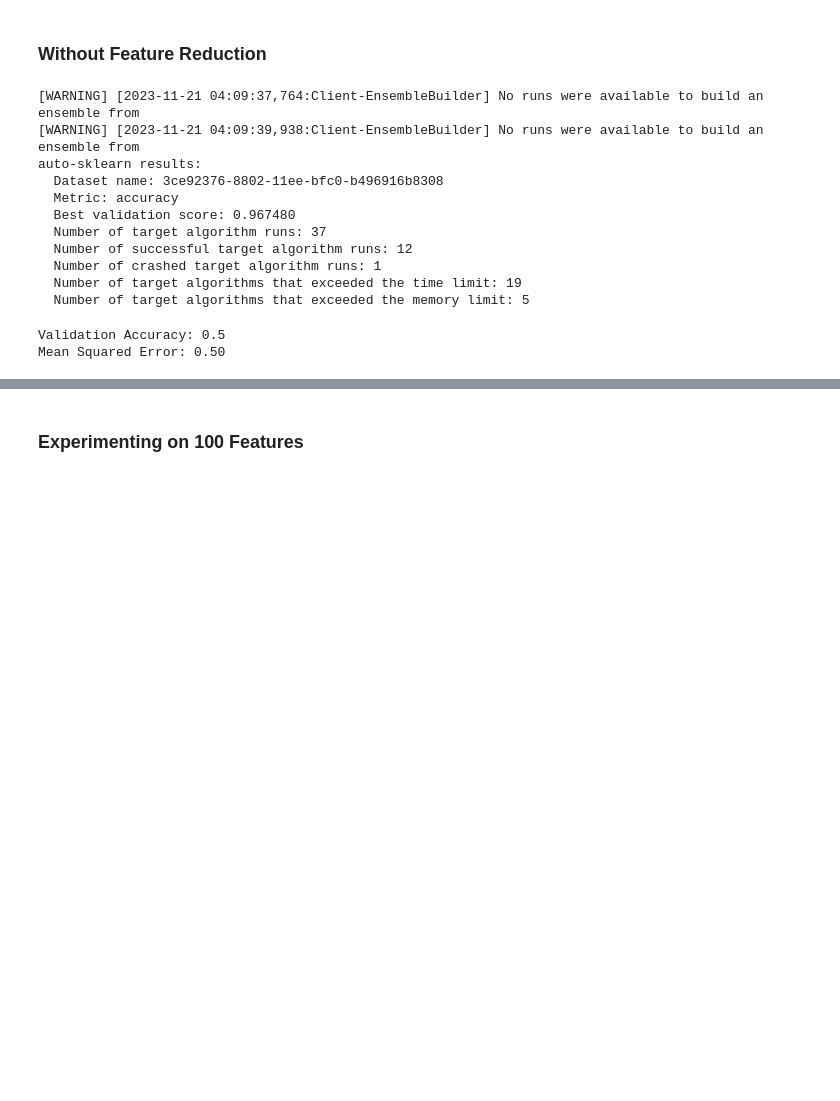
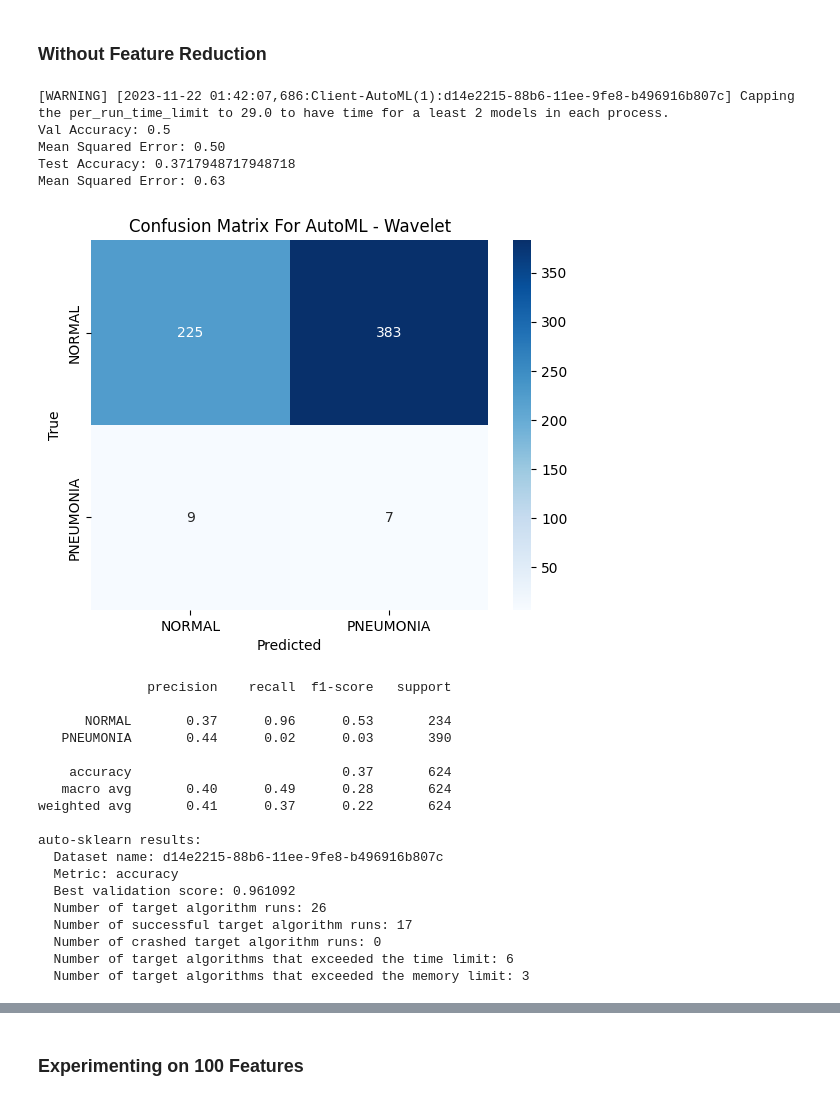
Before and after one commit to dawlattt/denoising-pneumonia, a Jupyter notebook: AutoML/automl_wavelet.ipynb, the cells around one changed output, grey strips where cells are left out. Saved outputs shown, nothing was run; the diff lists cells and outputs as text; code cells hidden in the pictures; blank space fills up the shorter version.

Commit message:
cm_auto

```diff
--- a/AutoML/automl_wavelet.ipynb
+++ b/AutoML/automl_wavelet.ipynb
@@ -13,3 +16,25 @@ import tempfile
+# %%
+def evaluate(model, X_test_features, y_test):
+    y_pred = model.predict(X_test_features)
+    accuracy_test = sklearn.metrics.accuracy_score(y_test, y_pred)
+    mse = mean_squared_error(y_test, y_pred)
+
+    print(f"Test Accuracy: {accuracy_test}")
+    print(f'Mean Squared Error: {mse:.2f}')
+
+    # Confusion Matrix
+    cm = confusion_matrix(y_pred, y_test)
+    class_labels = ['NORMAL', 'PNEUMONIA']
+
+    sns.heatmap(cm, annot=True, fmt='g', cmap='Blues', xticklabels=class_labels, yticklabels=class_labels)
+    plt.xlabel('Predicted')
+    plt.ylabel('True')
+    plt.title('Confusion Matrix For AutoML - Wavelet')
+    plt.show()
+
+    # Classification Report
+    report = classification_report(y_test, y_pred, target_names=class_labels)
+    print(report)
 # %%
 X_train_features_dir = "/home/dawlat.akaila/Documents/AI_LABS/PROJECT_FINAL/denoising-pneumonia/Feature_Extraction/Wavelet/X_train_features.npy"
 X_val_features_dir = "/home/dawlat.akaila/Documents/AI_LABS/PROJECT_FINAL/denoising-pneumonia/Feature_Extraction/Wavelet/X_val_features.npy"
@@ -31,55 +56,61 @@ y_test = np.load(y_test_dir)
 # %%
 temp_dir_path = tempfile.mkdtemp()
 
 try:
     # Clean up the temporary directory before running auto-sklearn
     shutil.rmtree(temp_dir_path, ignore_errors=True)
 
     # Define the auto-sklearn classifier
     automl_classifier = autosklearn.classification.AutoSklearnClassifier(
-        time_left_for_this_task=120,
+        time_left_for_this_task=60,
         per_run_time_limit=30,
-        ensemble_size=1,
+        ensemble_kwargs={'ensemble_size': 1},
         n_jobs=-1,
         tmp_folder=temp_dir_path,
         delete_tmp_folder_after_terminate=False  # Set this to True if you want to delete the temporary folder after training
     )
 
     # Make predictions on the val set
     automl_classifier.fit(X_train_features, y_train)
     y_pred_val = automl_classifier.predict(X_val_features)
+
     # Evaluate the model on the test set
     accuracy_val = sklearn.metrics.accuracy_score(y_val, y_pred_val)
     mse_val = mean_squared_error(y_val, y_pred_val)
+    print(f"Val Accuracy: {accuracy_val}")
+    print(f'Mean Squared Error: {mse_val:.2f}')
 
-
-    # Make predictions on the test set
-    y_pred_test = automl_classifier.predict(X_test_features)
-    # Evaluate the model on the test set
-    accuracy_test = sklearn.metrics.accuracy_score(y_test, y_pred_test)
-    mse_test = mean_squared_error(y_test, y_pred_test)
+    # Evalutaing the model on the test set
+    evaluate(automl_classifier, X_test_features, y_test)
 
     # Print the auto-sklearn statistics
     print(automl_classifier.sprint_statistics())
 
 finally:
     # Clean up the temporary directory
     shutil.rmtree(temp_dir_path, ignore_errors=True)
 # %% [output]
-[WARNING] [2023-11-21 04:09:37,764:Client-EnsembleBuilder] No runs were available to build an ensemble from
-[WARNING] [2023-11-21 04:09:39,938:Client-EnsembleBuilder] No runs were available to build an ensemble from
-auto-sklearn results:
-  Dataset name: 3ce92376-8802-11ee-bfc0-b496916b8308
-  Metric: accuracy
-  Best validation score: 0.967480
-  Number of target algorithm runs: 37
-  Number of successful target algorithm runs: 12
-  Number of crashed target algorithm runs: 1
-  Number of target algorithms that exceeded the time limit: 19
-  Number of target algorithms that exceeded the memory limit: 5
+[WARNING] [2023-11-22 01:42:07,686:Client-AutoML(1):d14e2215-88b6-11ee-9fe8-b496916b807c] Capping the per_run_time_limit to 29.0 to have time for a least 2 models in each process.
+Val Accuracy: 0.5
+Mean Squared Error: 0.50
+Test Accuracy: 0.3717948717948718
+Mean Squared Error: 0.63
+[figure, added]
+              precision    recall  f1-score   support
+
+      NORMAL       0.37      0.96      0.53       234
+   PNEUMONIA       0.44      0.02      0.03       390
+
+    accuracy                           0.37       624
+   macro avg       0.40      0.49      0.28       624
+weighted avg       0.41      0.37      0.22       624
+
+auto-sklearn results:
+  Dataset name: d14e2215-88b6-11ee-9fe8-b496916b807c
+  Metric: accuracy
+  Best validation score: 0.961092
+  Number of target algorithm runs: 26
+  Number of successful target algorithm runs: 17
+  Number of crashed target algorithm runs: 0
+  Number of target algorithms that exceeded the time limit: 6
+  Number of target algorithms that exceeded the memory limit: 3
-# %%
-print(f"Validation Accuracy: {accuracy_val}")
-print(f'Mean Squared Error: {mse_val:.2f}')
-# %% [output]
-Validation Accuracy: 0.5
-Mean Squared Error: 0.50
```
Also changed, not shown: parts of 18 cells of this notebook, 3 other files.
